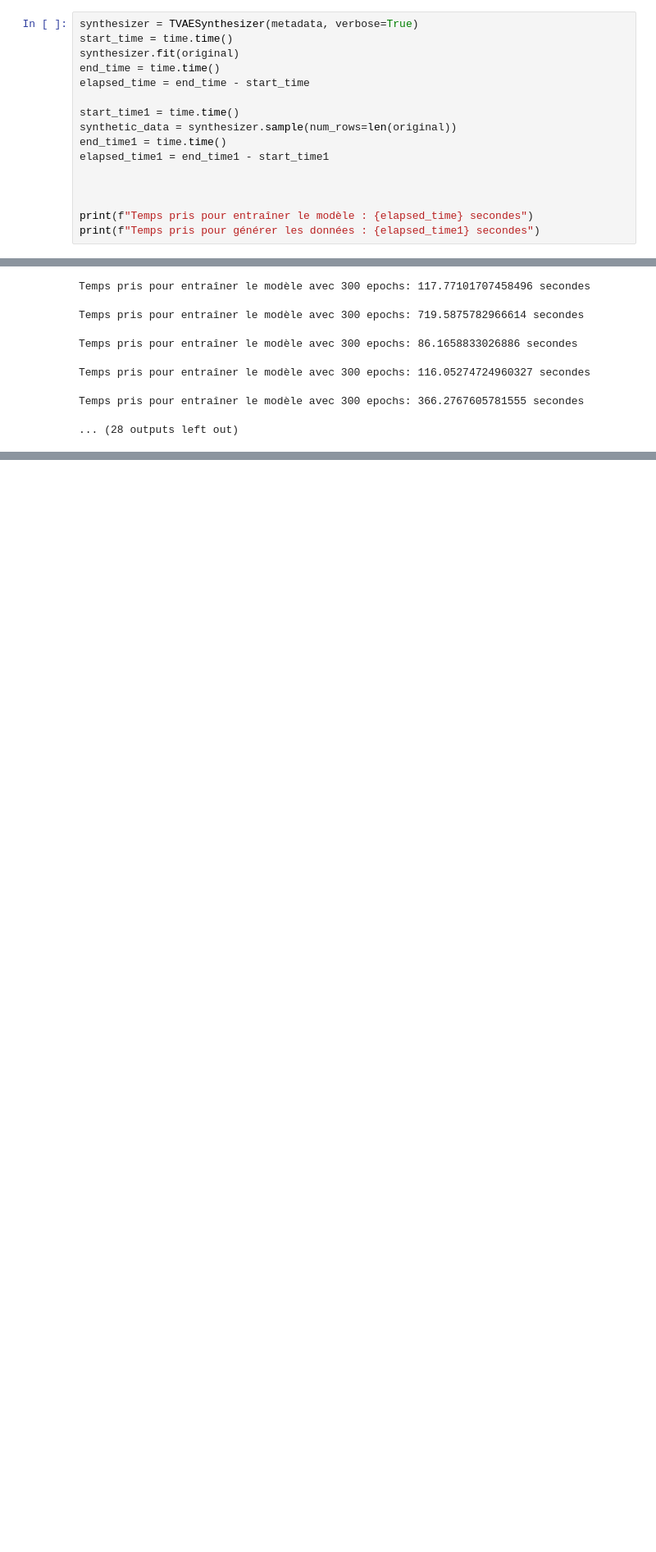
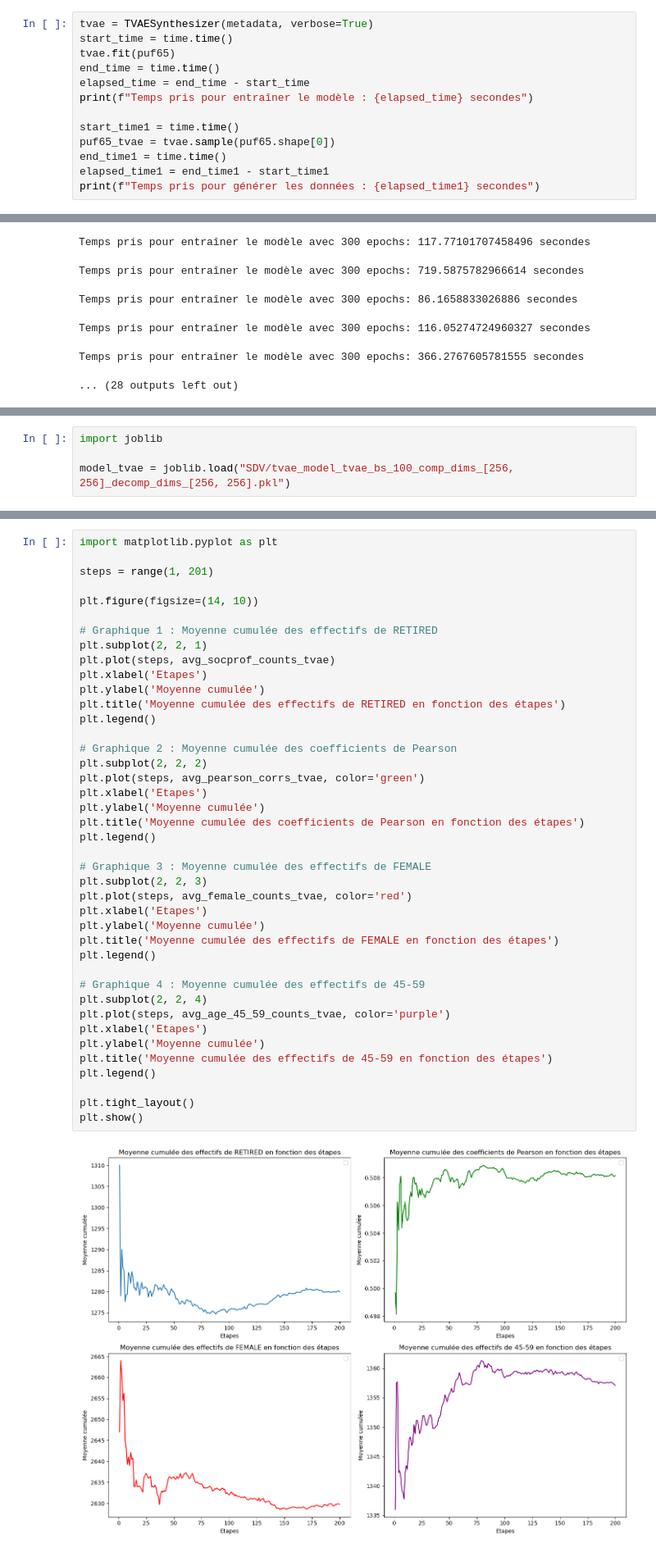
Before and after one commit to InseeFrLab/synthetic-data-sdc, a Jupyter notebook: SDV/SDV_TVAE.ipynb, the cells around one changed output, grey strips where cells are left out. Shown: that part at 82% size. Saved outputs shown, nothing was run; the diff lists cells and outputs as text; blank space fills up the shorter version.

```diff
--- a/SDV/SDV_TVAE.ipynb
+++ b/SDV/SDV_TVAE.ipynb
@@ -86,20 +69,17 @@ metadata
     }
 }
 # %%
-synthesizer = TVAESynthesizer(metadata, verbose=True)
+tvae = TVAESynthesizer(metadata, verbose=True)
 start_time = time.time()
-synthesizer.fit(original)
+tvae.fit(puf65)
 end_time = time.time()
 elapsed_time = end_time - start_time
+print(f"Temps pris pour entraîner le modèle : {elapsed_time} secondes")
 
 start_time1 = time.time()
-synthetic_data = synthesizer.sample(num_rows=len(original))
+puf65_tvae = tvae.sample(puf65.shape[0])
 end_time1 = time.time()
 elapsed_time1 = end_time1 - start_time1
-
-
-
-print(f"Temps pris pour entraîner le modèle : {elapsed_time} secondes")
 print(f"Temps pris pour générer les données : {elapsed_time1} secondes")
 # %% [output]
 Temps pris pour entraîner le modèle : 1296.561350107193 secondes
@@ -299,0 +290,4 @@ Temps pris pour entraîner le modèle avec 300 epochs: 366.2767605781555 seconde
+# %%
+import joblib
+
+model_tvae = joblib.load("SDV/tvae_model_tvae_bs_100_comp_dims_[256, 256]_decomp_dims_[256, 256].pkl")
@@ -299,0 +349,43 @@ Temps pris pour entraîner le modèle avec 300 epochs: 366.2767605781555 seconde
+# %%
+import matplotlib.pyplot as plt
+
+steps = range(1, 201)
+
+plt.figure(figsize=(14, 10))
+
+# Graphique 1 : Moyenne cumulée des effectifs de RETIRED
+plt.subplot(2, 2, 1)
+plt.plot(steps, avg_socprof_counts_tvae)
+plt.xlabel('Etapes')
+plt.ylabel('Moyenne cumulée')
+plt.title('Moyenne cumulée des effectifs de RETIRED en fonction des étapes')
+plt.legend()
+
+# Graphique 2 : Moyenne cumulée des coefficients de Pearson
+plt.subplot(2, 2, 2)
+plt.plot(steps, avg_pearson_corrs_tvae, color='green')
+plt.xlabel('Etapes')
+plt.ylabel('Moyenne cumulée')
+plt.title('Moyenne cumulée des coefficients de Pearson en fonction des étapes')
+plt.legend()
+
+# Graphique 3 : Moyenne cumulée des effectifs de FEMALE
+plt.subplot(2, 2, 3)
+plt.plot(steps, avg_female_counts_tvae, color='red')
+plt.xlabel('Etapes')
+plt.ylabel('Moyenne cumulée')
+plt.title('Moyenne cumulée des effectifs de FEMALE en fonction des étapes')
+plt.legend()
+
+# Graphique 4 : Moyenne cumulée des effectifs de 45-59
+plt.subplot(2, 2, 4)
+plt.plot(steps, avg_age_45_59_counts_tvae, color='purple')
+plt.xlabel('Etapes')
+plt.ylabel('Moyenne cumulée')
+plt.title('Moyenne cumulée des effectifs de 45-59 en fonction des étapes')
+plt.legend()
+
+plt.tight_layout()
+plt.show()
+# %% [output]
+[figure, added]
```
Also changed, not shown: parts of 17 cells of this notebook, 6 other files.
